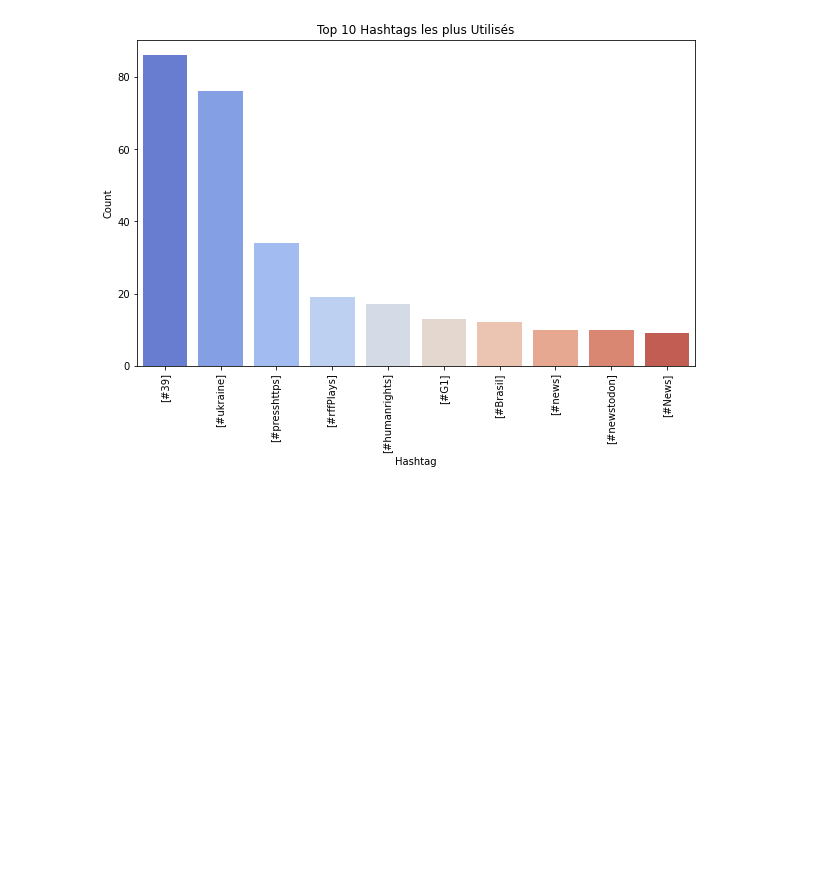
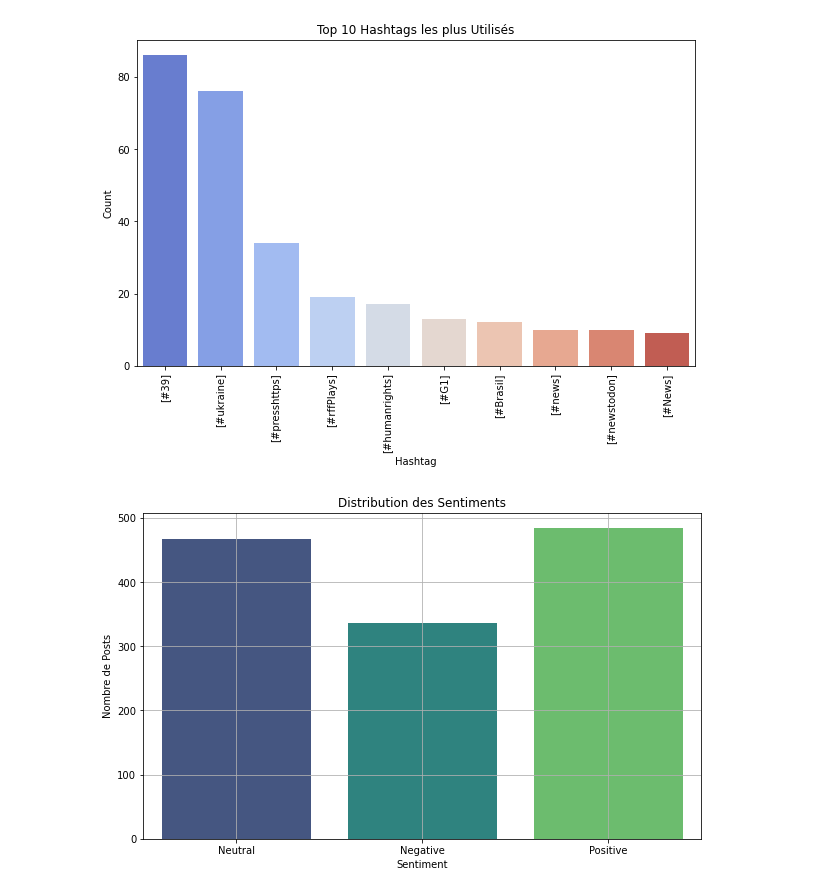
Before and after one commit to modeste15/stream-mastodon, a Jupyter notebook: notebooks/VISUALISATION.ipynb, the cells around one changed output. Cells and saved outputs as stored; diff of their text form; code cells hidden in the pictures; blank space fills up the shorter version.

```diff
--- a/notebooks/VISUALISATION.ipynb
+++ b/notebooks/VISUALISATION.ipynb
@@ -75,30 +75,105 @@ sns.scatterplot(x='content_length', y='engagement_score', data=df_gold, hue='con
 # Ajout des lignes des quartiles
 plt.axvline(Q1, color='red', linestyle='--', label=f'Q1 (25%) = {Q1}')
 plt.axvline(Q2, color='green', linestyle='--', label=f'Médiane (50%) = {Q2}')
 plt.axvline(Q3, color='blue', linestyle='--', label=f'Q3 (75%) = {Q3}')
 
 plt.title('Engagement en fonction de la Longueur du Contenu (avec Quartiles)')
 plt.xlabel('Longueur du Contenu')
 plt.ylabel('Engagement Score')
 plt.legend()
 plt.show()
 
 # 9. Visualisation 6: Popularité des hashtags
 tags_flat = [tag for sublist in df_gold['tags'].dropna() if sublist != '[]' for tag in sublist.split(',')]
 tags_count = pd.DataFrame(Counter(tags_flat).most_common(), columns=['Hashtag', 'Count'])
 
 plt.figure(figsize=(10, 6))
 sns.barplot(x='Hashtag', y='Count', data=tags_count.head(10), palette="coolwarm")
 plt.title('Top 10 Hashtags les plus Utilisés')
 plt.xticks(rotation=90)
 plt.show()
 
+# 10. Lire les données depuis PostgreSQL pour les sentiments
+df_sentiment = spark.read.jdbc(url=jdbc_url, table="sentiment_analysis_results", properties=properties)
+
+# 11. Convertir le dataframe PySpark en Pandas avant la fusion
+df_sentiment = df_sentiment.toPandas()  # Convertir le dataframe PySpark en pandas
+
+# 12. Joindre les deux DataFrames sur la colonne id
+df_combined = df_gold.merge(df_sentiment, on='id', how='inner')
+
+df_combined['content'] = df_combined['content_x']
+
+df_combined = df_combined.drop(columns=['content_x', 'content_y', 'username_y'])
+
+
+
+# 13. S'assurer que la colonne 'content' est de type string avant d'utiliser .str
+df_combined['content'] = df_combined['content'].astype(str)
+
+# 14. Visualisation 1: Distribution des sentiments
+plt.figure(figsize=(10, 6))
+sns.countplot(x='Sentiment', data=df_combined, palette='viridis')
+plt.title('Distribution des Sentiments')
+plt.xlabel('Sentiment')
+plt.ylabel('Nombre de Posts')
+plt.grid(True)
+plt.show()
+
+# 15. Visualisation 2: Engagement moyen par sentiment
+df_engagement = df_combined.groupby('Sentiment')['engagement_score'].mean().reset_index()
+
+plt.figure(figsize=(10, 6))
+sns.barplot(x='Sentiment', y='engagement_score', data=df_engagement, palette='rocket')
+plt.title('Engagement Moyen par Sentiment')
+plt.xlabel('Sentiment')
+plt.ylabel('Score d\'Engagement Moyen')
+plt.show()
+
+# 16. Visualisation 3: Longueur du contenu en fonction du sentiment
+df_combined['content_length'] = df_combined['content'].str.len()
+
+plt.figure(figsize=(10, 6))
+sns.boxplot(x='Sentiment', y='content_length', data=df_combined, palette='pastel')
+plt.title('Longueur du Contenu en Fonction du Sentiment')
+plt.xlabel('Sentiment')
+plt.ylabel('Longueur du Contenu')
+plt.grid(True)
+plt.show()
+
+# 17. Visualisation 4: Top 10 des utilisateurs par sentiment
+# Étape 1: Calculer le nombre total de posts par utilisateur pour filtrer le top 10
+top_10_users = df_combined['username_x'].value_counts().nlargest(10).index
+
+# Étape 2: Filtrer uniquement les utilisateurs du top 10
+df_top10 = df_combined[df_combined['username_x'].isin(top_10_users)]
+
+# Étape 3: Grouper par utilisateur et sentiment, puis préparer pour un graphique empilé
+df_user_sentiment = df_top10.groupby(['username_x', 'Sentiment']).size().unstack().fillna(0)
+
+# Étape 4: Créer le graphique en barres empilées
+plt.figure(figsize=(12, 6))
+df_user_sentiment.plot(kind='bar', stacked=True, colormap='plasma', ax=plt.gca())
+
+# Étape 5: Ajuster les titres et étiquettes
+plt.title('Top 10 des Utilisateurs par Sentiment', fontsize=16)
+plt.xlabel('Utilisateur', fontsize=12)
+plt.ylabel('Nombre de Posts par Sentiment', fontsize=12)
+plt.xticks(rotation=45, ha='right', fontsize=10)
+plt.legend(title='Sentiment', bbox_to_anchor=(1.05, 1), loc='upper left')
+plt.tight_layout()
+
+# Afficher le graphique
+plt.show()
+
+
 # Fermer la session Spark
 spark.stop()
 # %% [output]
 [figure]
 [figure]
 [figure]
 [figure]
 [figure]
 [figure]
+[figure, added]
```
Also changed, not shown: parts of 1 cell of this notebook.
